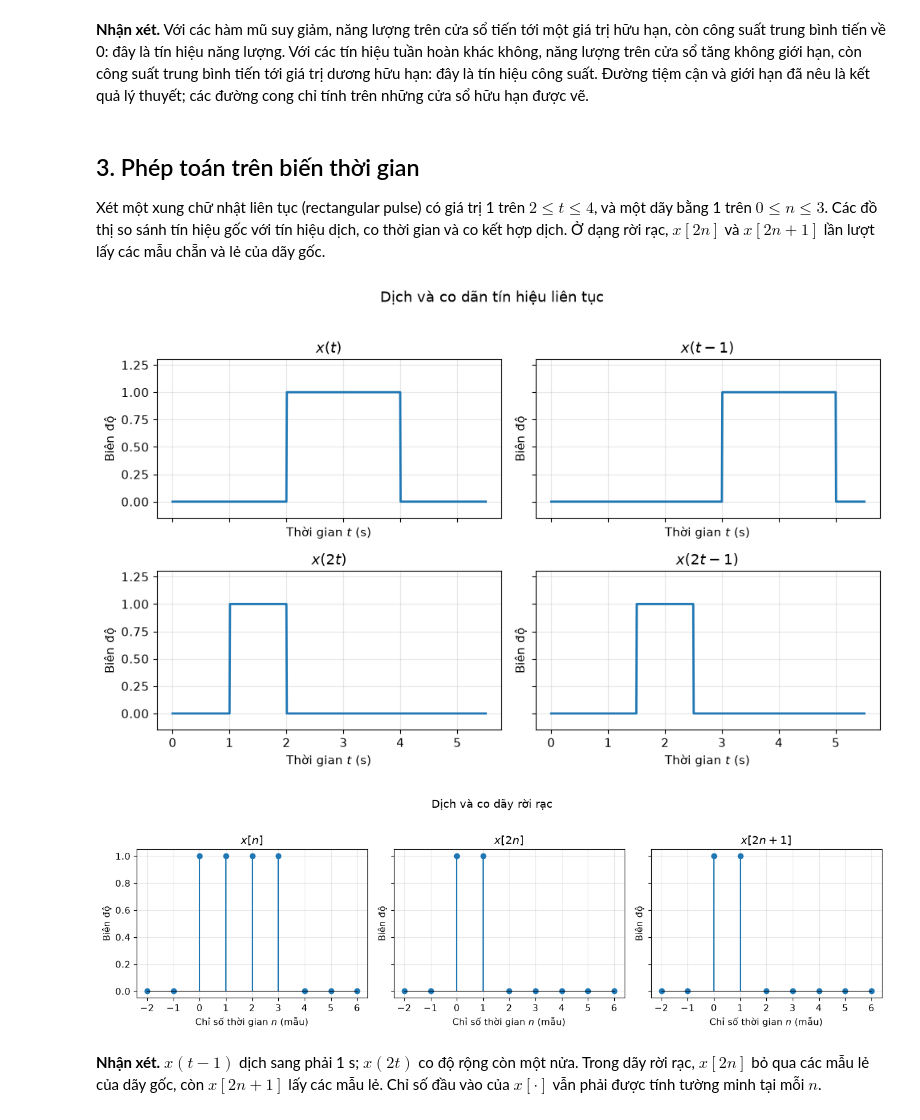
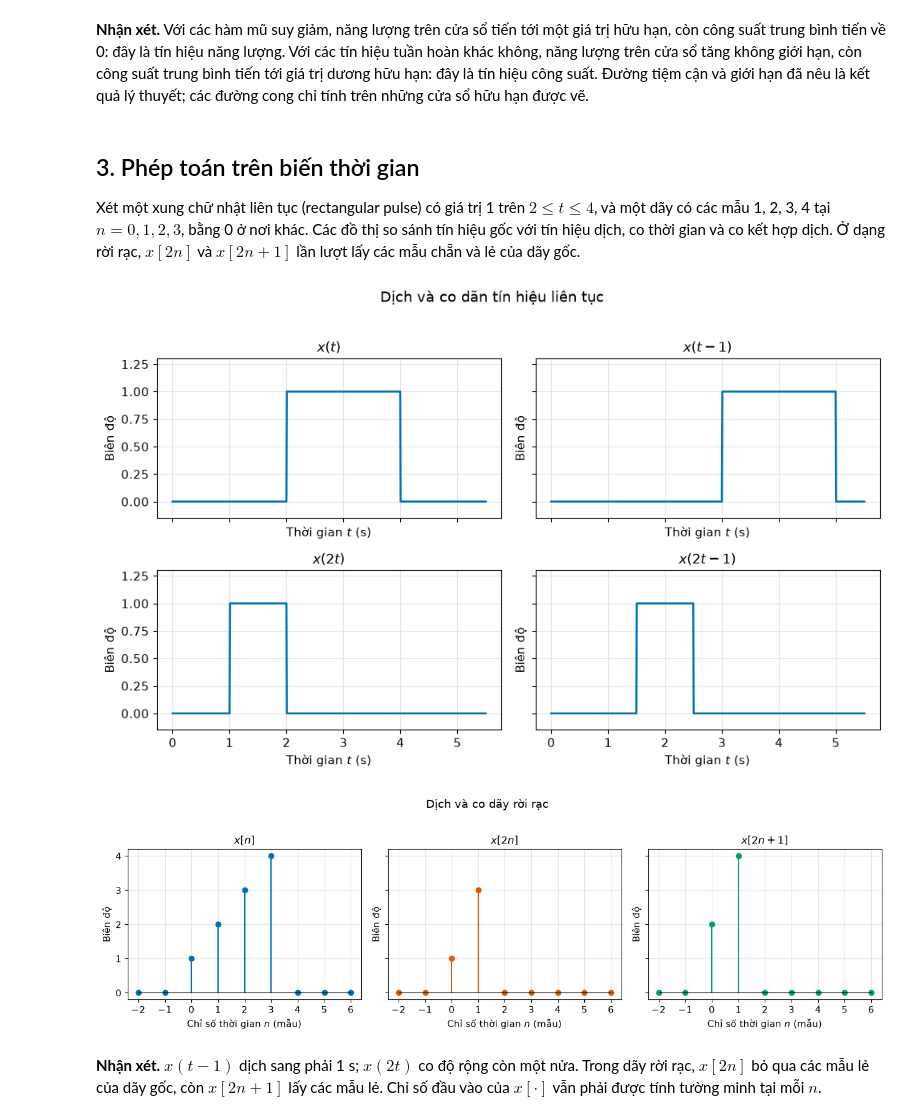
Before and after one commit to dangquanghieu/tinhieu-hethong-notebooks, a Jupyter notebook: notebooks/01_bieu-dien-tin-hieu.ipynb, the cells around one changed output. Saved outputs shown, nothing was run; the diff lists cells and outputs as text; code cells hidden in the pictures.

```diff
--- a/notebooks/01_bieu-dien-tin-hieu.ipynb
+++ b/notebooks/01_bieu-dien-tin-hieu.ipynb
@@ -68,3 +64,27 @@ def style_discrete(ax):
+# %%
+# Các hàm dưới đây chỉ định cách trình bày từng loại đồ thị.
+def stem(ax, n, x, label=None, color=None):
+    """Vẽ dãy rời rạc x[n] tại các chỉ số n đã cho."""
+    if color is None:
+        color = COLORS["main"]
+
+    marker, stems, baseline = ax.stem(
+        n, x, linefmt="-", markerfmt="o", basefmt="k-", label=label
+    )
+    plt.setp(stems, color=color, linewidth=1.5)
+    plt.setp(marker, color=color, markerfacecolor=color, markersize=6)
+    plt.setp(baseline, linewidth=0.8)
+    ax.set_xlabel("Chỉ số thời gian $n$ (mẫu)")
+    return ax
+
+def style_continuous(ax):
+    """Đặt nhãn trục cho đồ thị tín hiệu liên tục."""
+    ax.set_xlabel("Thời gian $t$ (s)")
+    ax.set_ylabel("Biên độ")
+
+def style_discrete(ax):
+    """Đặt nhãn biên độ cho đồ thị tín hiệu rời rạc."""
+    ax.set_ylabel("Biên độ")
 # %% [markdown]
 ## 1. Biểu diễn tín hiệu theo thời gian
 
@@ -201,7 +229,7 @@ Công suất trung bình rời rạc của dãy cosin: 2.0000
 # %% [markdown]
 ## 3. Phép toán trên biến thời gian
 
-Xét một xung chữ nhật liên tục (rectangular pulse) có giá trị 1 trên $2\le t\le4$, và một dãy bằng 1 trên $0\le n\le3$. Các đồ thị so sánh tín hiệu gốc với tín hiệu dịch, co thời gian và co kết hợp dịch. Ở dạng rời rạc, $x[2n]$ và $x[2n+1]$ lần lượt lấy các mẫu chẵn và lẻ của dãy gốc.
+Xét một xung chữ nhật liên tục (rectangular pulse) có giá trị 1 trên $2\le t\le4$, và một dãy có các mẫu 1, 2, 3, 4 tại $n=0,1,2,3$, bằng 0 ở nơi khác. Các đồ thị so sánh tín hiệu gốc với tín hiệu dịch, co thời gian và co kết hợp dịch. Ở dạng rời rạc, $x[2n]$ và $x[2n+1]$ lần lượt lấy các mẫu chẵn và lẻ của dãy gốc.
 # %%
 # Tín hiệu liên tục và các phép toán theo đúng đối số của hàm.
 t = np.linspace(0, 5.5, 700)
@@ -209,40 +237,41 @@ x_cont = lambda q: ((q >= 2) & (q <= 4)).astype(float)
 cont_cases = [
     (x_cont(t), "$x(t)$"),
     (x_cont(t - 1), "$x(t-1)$"),
     (x_cont(2 * t), "$x(2t)$"),
     (x_cont(2 * t - 1), "$x(2t-1)$"),
 ]
 fig, axes = plt.subplots(2, 2, figsize=(10, 6), sharex=True, sharey=True)
 for ax, (values, title) in zip(axes.flat, cont_cases):
-    ax.plot(t, values, color="C0", linewidth=2)
+    ax.plot(t, values)
     style_continuous(ax)
     ax.set_title(title)
     ax.set_ylim(-0.15, 1.3)
 fig.suptitle("Dịch và co dãn tín hiệu liên tục", y=1.02)
 fig.tight_layout()
 plt.show()
 
-# Dãy gốc bằng 1 trên các chỉ số 0, 1, 2, 3 và bằng 0 ở nơi khác.
+# Dãy gốc có giá trị x[n] = n + 1 tại n = 0, 1, 2, 3; bằng 0 ở nơi khác.
 n = np.arange(-2, 7)
 def x_seq(q):
-    return ((q >= 0) & (q <= 3)).astype(float)
+    return np.where((q >= 0) & (q <= 3), q + 1, 0)
 
 fig, axes = plt.subplots(1, 3, figsize=(13, 3.8), sharey=True)
-for ax, values, title in zip(
+for ax, values, title, color in zip(
     axes,
     [x_seq(n), x_seq(2 * n), x_seq(2 * n + 1)],
     ["$x[n]$", "$x[2n]$", "$x[2n+1]$"],
+    [COLORS["main"], COLORS["compare"], COLORS["extra"]],
 ):
-    stem(ax, n, values)
+    stem(ax, n, values, color=color)
     style_discrete(ax)
     ax.set_title(title)
     ax.set_xticks(n)
 fig.suptitle("Dịch và co dãy rời rạc", y=1.02)
 fig.tight_layout()
 plt.show()
 # %% [output]
-[figure, old version]
+[figure, new version]
-[figure, old version]
+[figure, new version]
 # %% [markdown]
 **Nhận xét.** $x(t-1)$ dịch sang phải 1 s; $x(2t)$ co độ rộng còn một nửa. Trong dãy rời rạc, $x[2n]$ bỏ qua các mẫu lẻ của dãy gốc, còn $x[2n+1]$ lấy các mẫu lẻ. Chỉ số đầu vào của $x[\cdot]$ vẫn phải được tính tường minh tại mỗi $n$.
 # %% [markdown]
```
Also changed, not shown: parts of 9 cells of this notebook, 1 other file.
